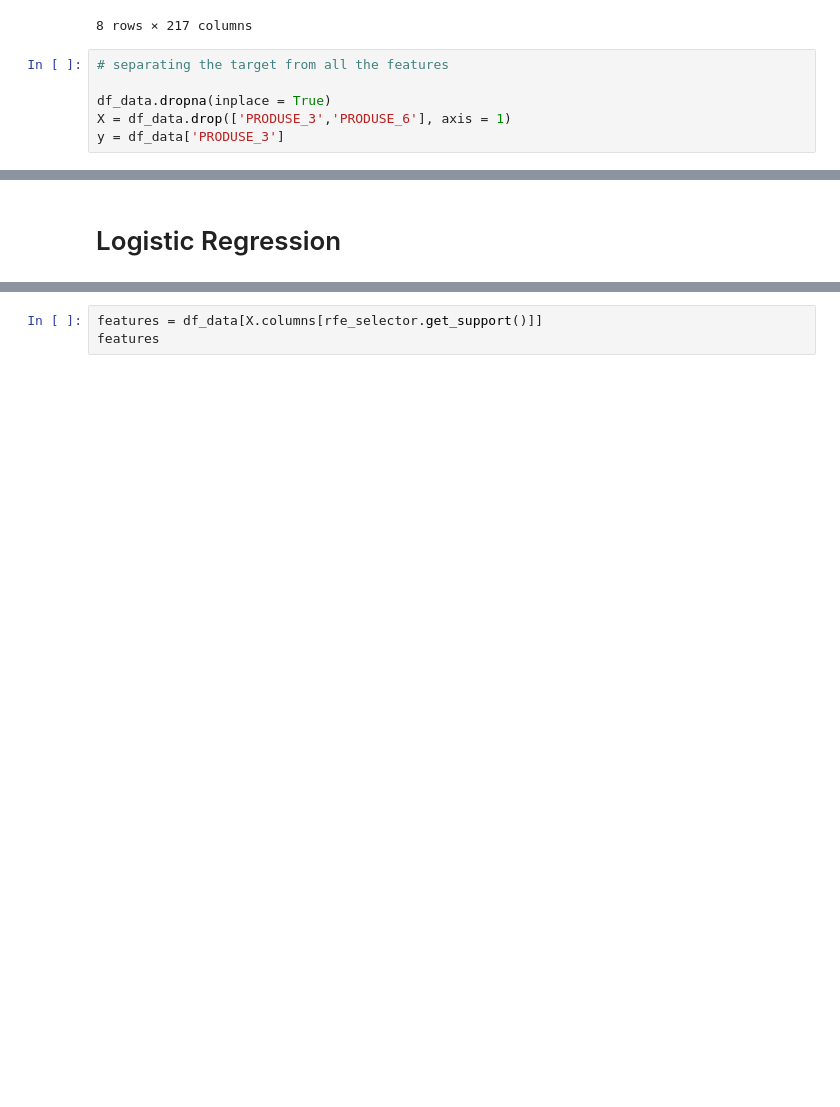
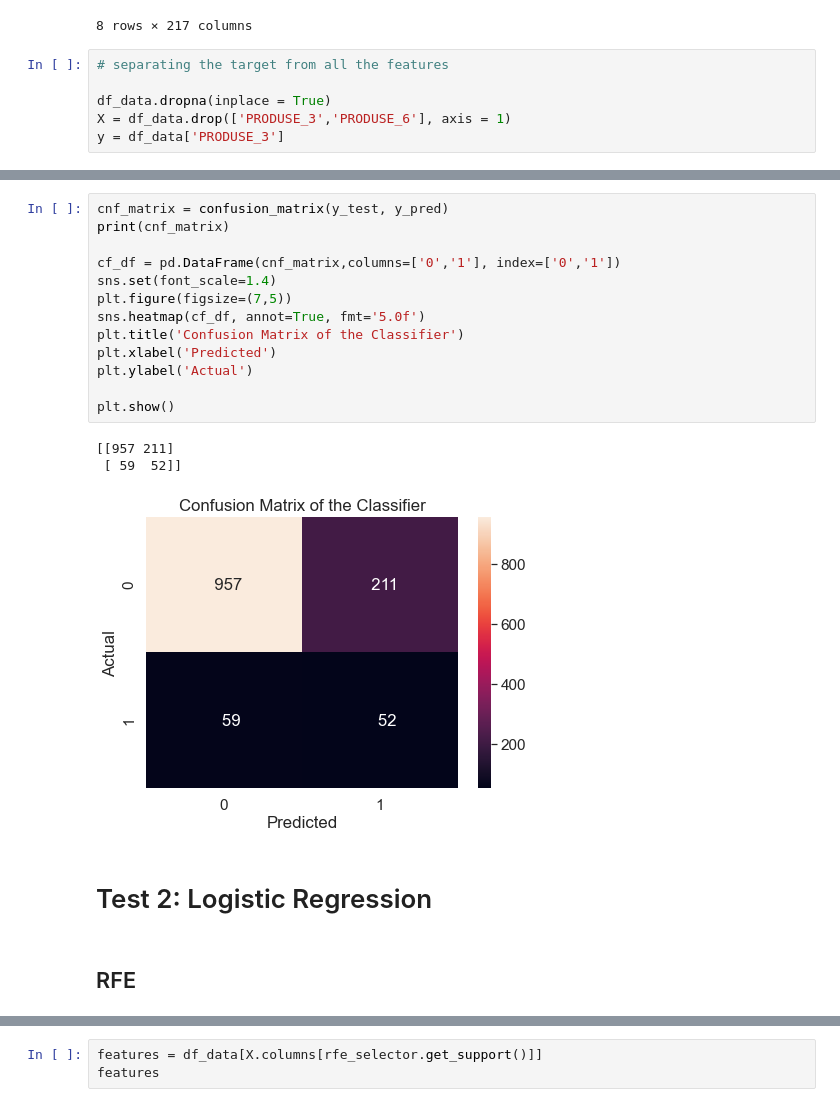
Before and after one commit to justintwoo/Mini-Project-1, a Jupyter notebook: Mini Project 3.ipynb, the cells around one changed output, grey strips where cells are left out. Cells and saved outputs as stored; diff of their text form; blank space fills up the shorter version.

```diff
--- a/Mini Project 3.ipynb
+++ b/Mini Project 3.ipynb
@@ -59,3 +113,22 @@ y = df_data['PRODUSE_3']
+# %%
+cnf_matrix = confusion_matrix(y_test, y_pred)
+print(cnf_matrix)
+
+cf_df = pd.DataFrame(cnf_matrix,columns=['0','1'], index=['0','1'])
+sns.set(font_scale=1.4)
+plt.figure(figsize=(7,5))
+sns.heatmap(cf_df, annot=True, fmt='5.0f')
+plt.title('Confusion Matrix of the Classifier')
+plt.xlabel('Predicted')
+plt.ylabel('Actual')
+
+plt.show()
+# %% [output]
+[[957 211]
+ [ 59  52]]
+[figure, added]
 # %% [markdown]
-# Logistic Regression
+# Test 2: Logistic Regression
+# %% [markdown]
+## RFE
 # %%
```
Also changed, not shown: parts of 51 cells of this notebook.
